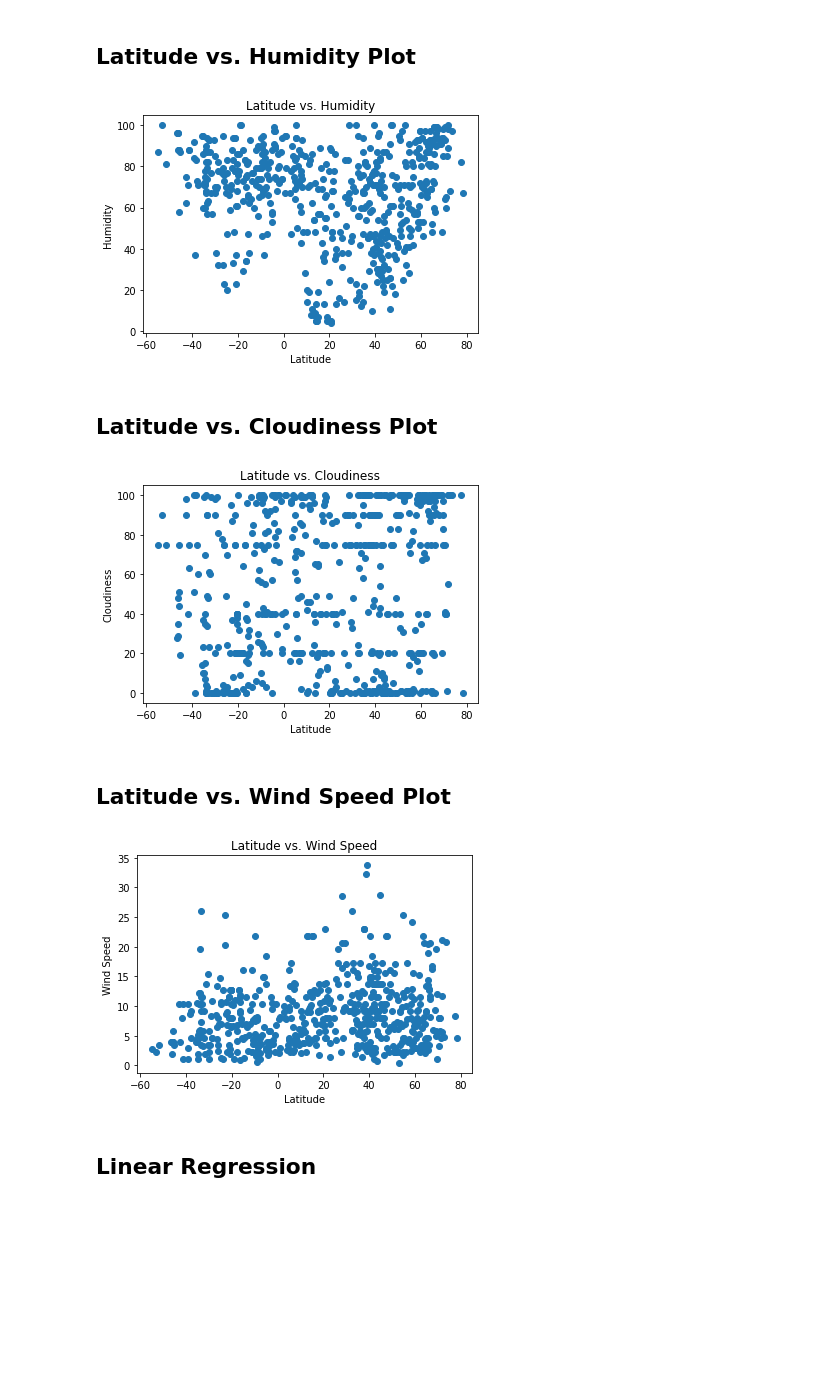
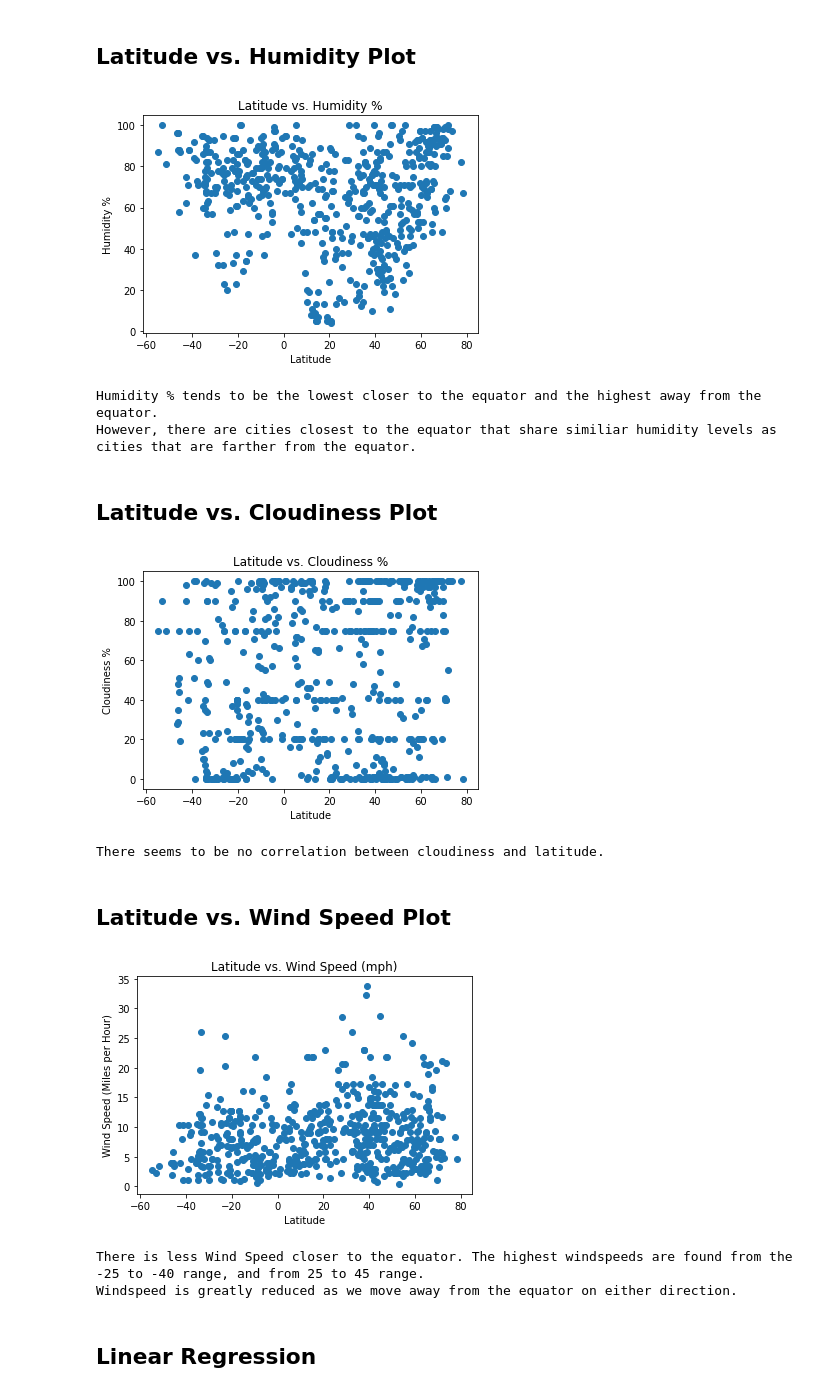
Before and after one commit to tanmayrp/python-api-challenge, a Jupyter notebook: WeatherPy/WeatherPy.ipynb, the cells around one changed output. Saved outputs shown, nothing was run; the diff lists cells and outputs as text; code cells hidden in the pictures; blank space fills up the shorter version.

Commit message:
Added GitIgnore file to ignore keys. Updated WeatherPy to add text for all scatter plots.

```diff
--- a/WeatherPy/WeatherPy.ipynb
+++ b/WeatherPy/WeatherPy.ipynb
@@ -184,11 +189,16 @@ y_axis = temperature_by_city_df["Humidity"]
 #Plot data
 plt.scatter(x_axis, y_axis)
 plt.xlabel("Latitude")
-plt.ylabel("Humidity")
-plt.title("Latitude vs. Humidity")
+plt.ylabel("Humidity %")
+plt.title("Latitude vs. Humidity %")
 plt.show()
+
+print(f"Humidity % tends to be the lowest closer to the equator and the highest away from the equator.")
+print(f"However, there are cities closest to the equator that share similiar humidity levels as cities that are farther from the equator.")
 # %% [output]
-[figure, old version]
+[figure, new version]
+Humidity % tends to be the lowest closer to the equator and the highest away from the equator.
+However, there are cities closest to the equator that share similiar humidity levels as cities that are farther from the equator.
 # %% [markdown]
 ## Latitude vs. Cloudiness Plot
 # %%
@@ -199,26 +209,34 @@ y_axis = temperature_by_city_df["Cloudiness"]
 #Plot data
 plt.scatter(x_axis, y_axis)
 plt.xlabel("Latitude")
-plt.ylabel("Cloudiness")
-plt.title("Latitude vs. Cloudiness")
+plt.ylabel("Cloudiness %")
+plt.title("Latitude vs. Cloudiness %")
 plt.show()
+
+print(f"There seems to be no correlation between cloudiness and latitude.")
 # %% [output]
-[figure, old version]
+[figure, new version]
+There seems to be no correlation between cloudiness and latitude.
 # %% [markdown]
 ## Latitude vs. Wind Speed Plot
 # %%
 #Set x-axis and y-axis
 x_axis = temperature_by_city_df["Lat"]
 y_axis = temperature_by_city_df["Wind Speed"]
 
 #Plot data
 plt.scatter(x_axis, y_axis)
 plt.xlabel("Latitude")
-plt.ylabel("Wind Speed")
-plt.title("Latitude vs. Wind Speed")
+plt.ylabel("Wind Speed (Miles per Hour)")
+plt.title("Latitude vs. Wind Speed (mph)")
 plt.show()
+
+print(f"There is less Wind Speed closer to the equator. The highest windspeeds are found from the -25 to -40 range, and from 25 to 45 range.")
+print(f"Windspeed is greatly reduced as we move away from the equator on either direction.")
 # %% [output]
-[figure, old version]
+[figure, new version]
+There is less Wind Speed closer to the equator. The highest windspeeds are found from the -25 to -40 range, and from 25 to 45 range.
+Windspeed is greatly reduced as we move away from the equator on either direction.
 # %% [markdown]
 ## Linear Regression
 # %% [markdown]
```
Also changed, not shown: parts of 1 cell of this notebook, 1 other file.
